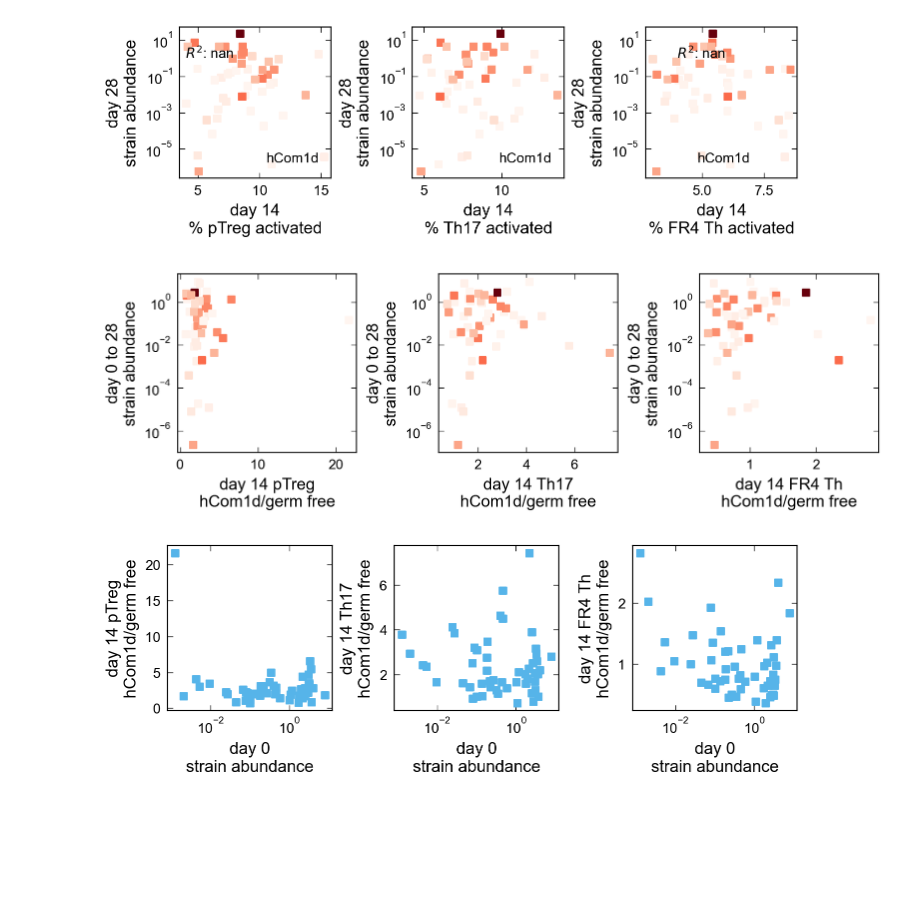
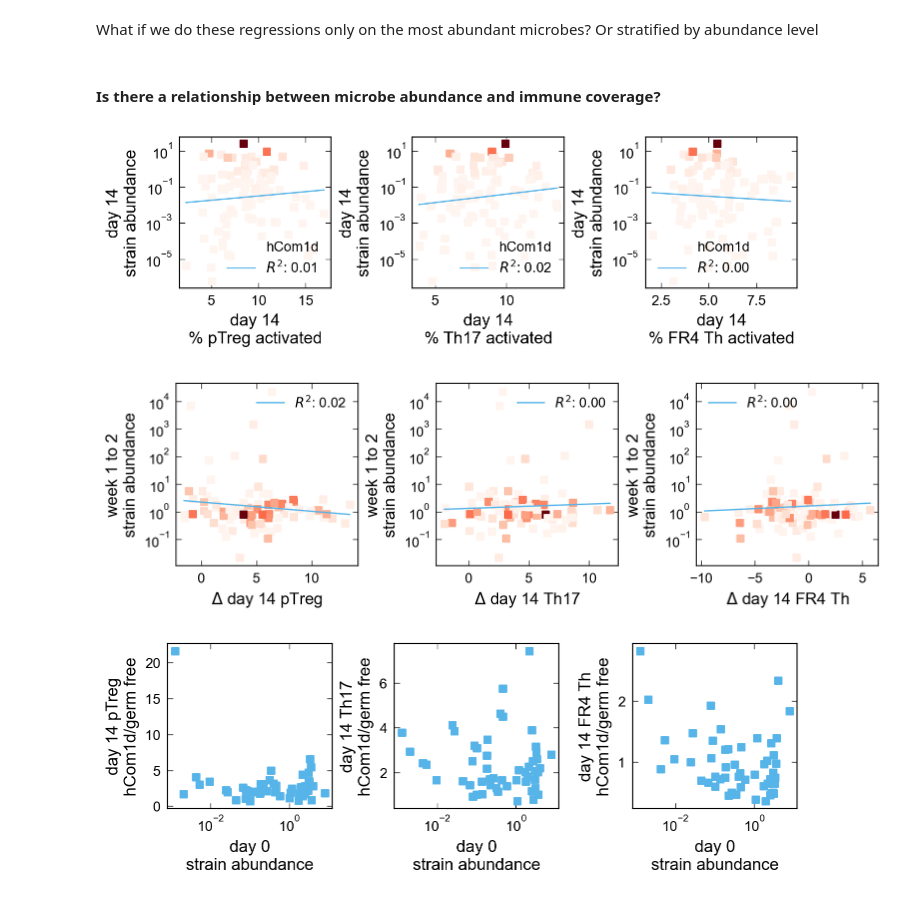
Before and after one commit to obinna-ukogu/gutimmune, a Jupyter notebook: analyze-data.ipynb, the cells around one changed output. Saved outputs shown, nothing was run; the diff lists cells and outputs as text; code cells hidden in the pictures; blank space fills up the shorter version.

```diff
--- a/analyze-data.ipynb
+++ b/analyze-data.ipynb
@@ -188,3 +437,7 @@ for j, ax in enumerate(axs.flat):
+# %% [markdown]
+What if we do these regressions only on the most abundant microbes? Or stratified by abundance level
+# %% [markdown]
+#### Is there a relationship between microbe abundance and immune coverage?
 # %%
 # Plot figures
 coverage_variables = ['GF_pTreg_Average', 'hCom1d_pTreg_Average',
@@ -196,21 +449,22 @@ var_list = [coverage_variables[1], coverage_variables[3], coverage_variables[5]]
 fig, axs = plt.subplots(1, 3, figsize=(7.0, 2.5), sharex = False, constrained_layout=True)
 
 for i, ax in enumerate(axs):
-
-    ax.scatter(full_data[coverage_variables[2*i + 1]],
-               full_data['day28_abundance'],
-               c = full_data['day0_abundance'],
+    x_data = full_data[coverage_variables[2*i + 1]]
+    y_data = full_data['wk4_mean_abundance']
+    ax.scatter(x_data,
+               y_data,
+               c = full_data['wk1_mean_abundance'],
                cmap = 'Reds',
                marker = 's', label = 'hCom1d')
-
-    m, b, r_value, p_value, std_err = scipy.stats.linregress(full_data[var_list[i]], np.log10(full_data['day28_abundance']))
-    ax.plot(full_data[var_list[i]], m*full_data[var_list[i]] + b)
-    ax.annotate(r'$R^2$: ' + str("{:.2f}".format(r_value**2)), xy=(4,1))
+    mask = ~np.isnan(x_data) & ~np.isnan(y_data) & ~np.isinf(np.log10(y_data))
+    m, b, r_value, p_value, std_err = scipy.stats.linregress(x_data[mask], np.log10(y_data[mask]))
+    # ax.scatter(x_data[mask], m*x_data[mask] + b)
+    ax.plot(np.unique(x_data[mask]), 10**(m*np.unique(x_data[mask]) + b), label = r'$R^2$: ' + str("{:.2f}".format(r_value**2)))
 
 for j, ax in enumerate(axs.flat):
     ax.legend()
     ax.semilogy()
-    ax.set_ylabel('day 28\nstrain abundance', fontsize = 12)
+    ax.set_ylabel('day 14\nstrain abundance', fontsize = 12)
     ax.set_xlabel('day 14\n'+['% pTreg activated', '% Th17 activated', '% FR4 Th activated'][j], fontsize = 12)
     ax.set_box_aspect(1)
     ax.minorticks_off()
@@ -219,34 +473,43 @@ for j, ax in enumerate(axs.flat):
 
 # plt.savefig('_figs/fig5_'+comment+'-perf_perturb_design'+'.pdf', format="pdf", transparent=True, dpi=300)
 # %% [output]
-[figure, old version]
+[figure, new version]
 # %%
 # Plot figures
 coverage_variables = ['GF_pTreg_Average', 'hCom1d_pTreg_Average',
                       'GF_Th17_Average', 'hCom1d_Th17_Average',
                       'GF_FR4_Th_Average', 'hCom1d_FR4_Th_Average']
 
 fig, axs = plt.subplots(1, 3, figsize=(8.0, 2.5), sharex = False, constrained_layout=True)
 
 for i, ax in enumerate(axs):
-    ax.scatter(full_data[coverage_variables[2*i + 1]]/full_data[coverage_variables[2*i]],
-               full_data['day28_abundance']/full_data['day0_abundance'],
+    x_data = full_data[coverage_variables[2*i + 1]] - full_data[coverage_variables[2*i]]
+    y_data = full_data['wk4_mean_abundance']/full_data['wk1_mean_abundance']
+    ax.scatter(x_data,
+               y_data,
                c = full_data['day0_abundance'],
                cmap = 'Reds',
                marker = 's')
 
+    mask = ~np.isnan(x_data) & ~np.isnan(y_data) & ~np.isinf(np.log10(y_data))
+    m, b, r_value, p_value, std_err = scipy.stats.linregress(x_data[mask], np.log10(y_data[mask]))
+    # ax.scatter(x_data[mask], m*x_data[mask] + b)
+    ax.plot(np.unique(x_data[mask]), 10**(m*np.unique(x_data[mask]) + b), label = r'$R^2$: ' + str("{:.2f}".format(r_value**2)))
+
 for j, ax in enumerate(axs.flat):
+    ax.legend()
     ax.semilogy()
-    ax.set_ylabel('day 0 to 28\nstrain abundance', fontsize = 12)
-    ax.set_xlabel('day 14 '+['pTreg\nhCom1d/germ free', 'Th17\nhCom1d/germ free', 'FR4 Th\nhCom1d/germ free'][j], fontsize = 12)
+    # ax.semilogx()
+    ax.set_ylabel('week 1 to 2\nstrain abundance', fontsize = 12)
+    ax.set_xlabel(r'$\Delta$ day 14 '+['pTreg', 'Th17', 'FR4 Th'][j], fontsize = 12)
     ax.set_box_aspect(1)
     ax.minorticks_off()
     ax.tick_params(axis='both', which='major', labelsize=10)
     ax.xaxis.set_tick_params(labeltop=False)
 
 # plt.savefig('_figs/fig5_'+comment+'-perf_perturb_design'+'.pdf', format="pdf", transparent=True, dpi=300)
 # %% [output]
-[figure, old version]
+[figure, new version]
 # %%
 # Plot figures
 coverage_variables = ['GF_pTreg_Average', 'hCom1d_pTreg_Average',
```
Also changed, not shown: parts of 23 cells of this notebook, 11 other files.
